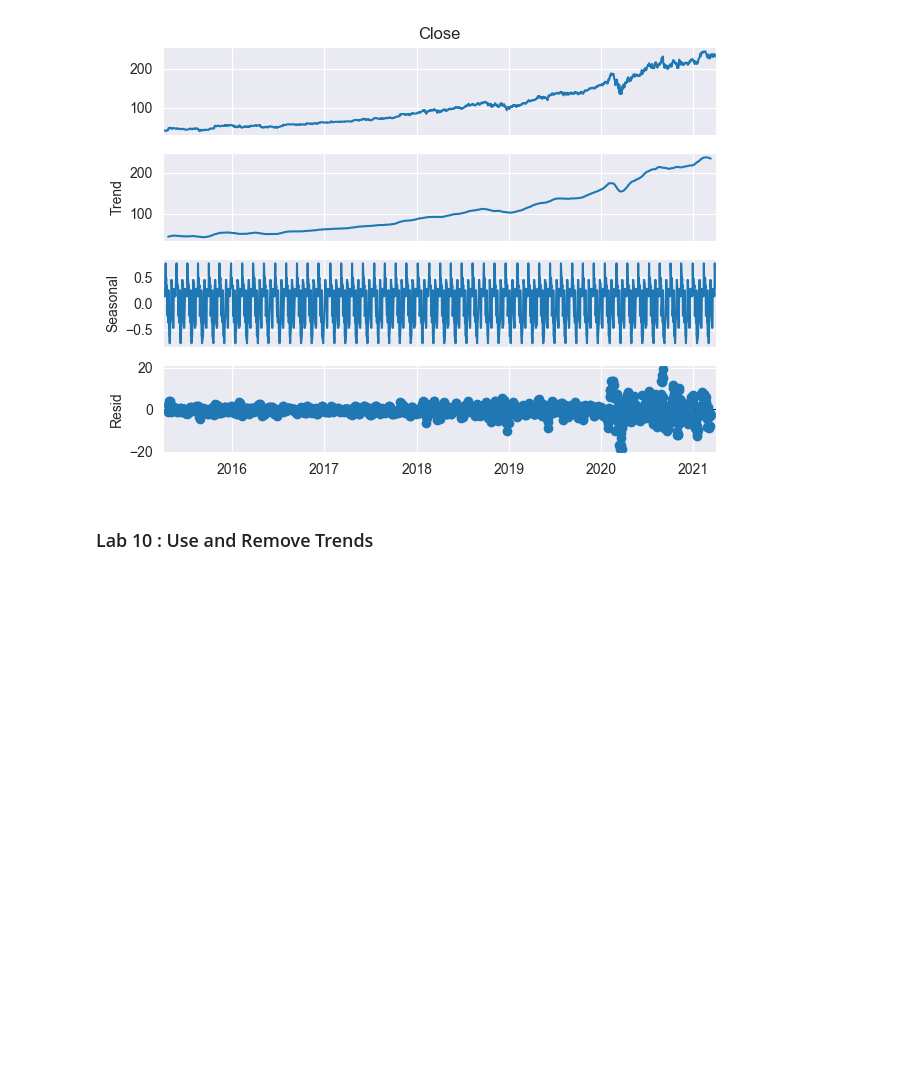
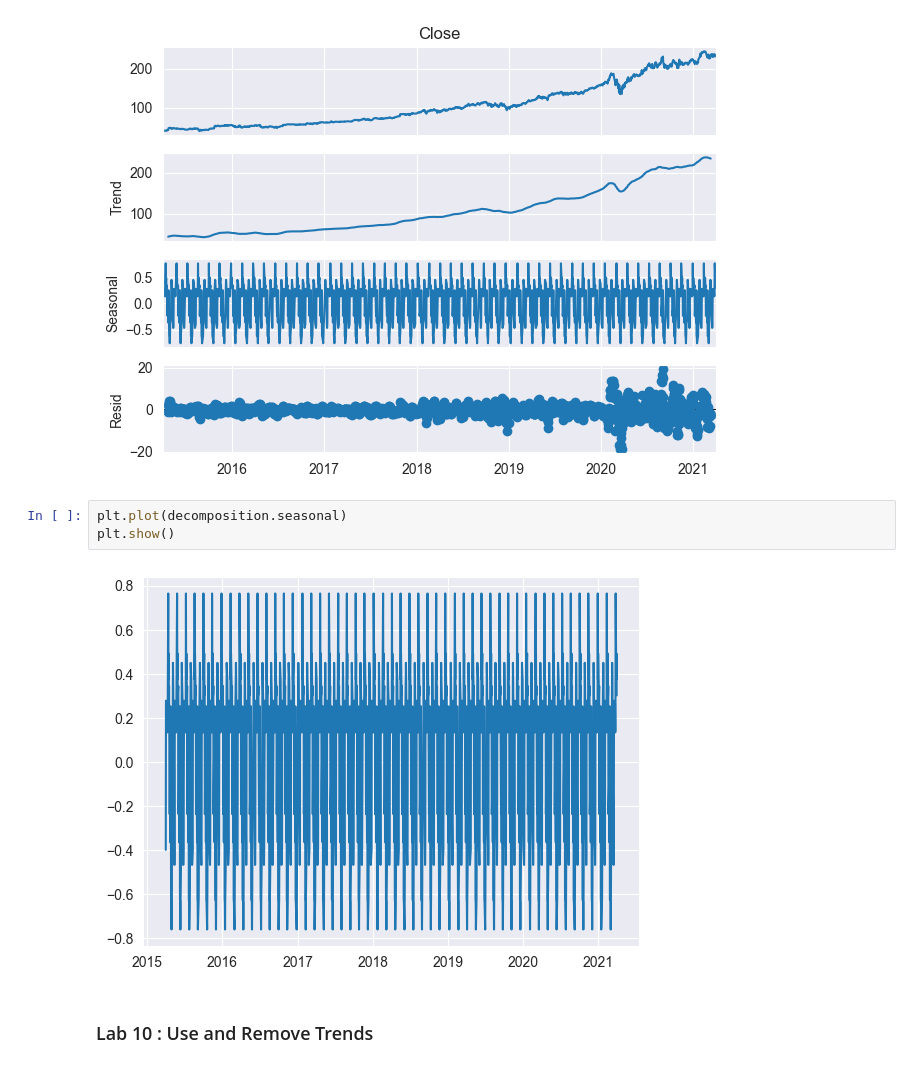
Before and after one commit to Surya-0/Sem_7_CodeXP, a Jupyter notebook: Timeseries_Exp/Lab_Exp/Lab_eval_prep.ipynb, the cells around one changed output. Drawn from its saved outputs; the diff is of its cells as text; blank space fills up the shorter version.

```diff
--- a/Timeseries_Exp/Lab_Exp/Lab_eval_prep.ipynb
+++ b/Timeseries_Exp/Lab_Exp/Lab_eval_prep.ipynb
@@ -464,6 +474,11 @@ decomposition.plot()
 # %% [output]
 [figure]
 [figure]
+# %%
+plt.plot(decomposition.seasonal)
+plt.show()
+# %% [output]
+[figure, added]
 # %% [markdown]
 ### Lab 10 : Use and Remove Trends
 # %%
```
Also changed, not shown: parts of 9 cells of this notebook, 1 other file.
